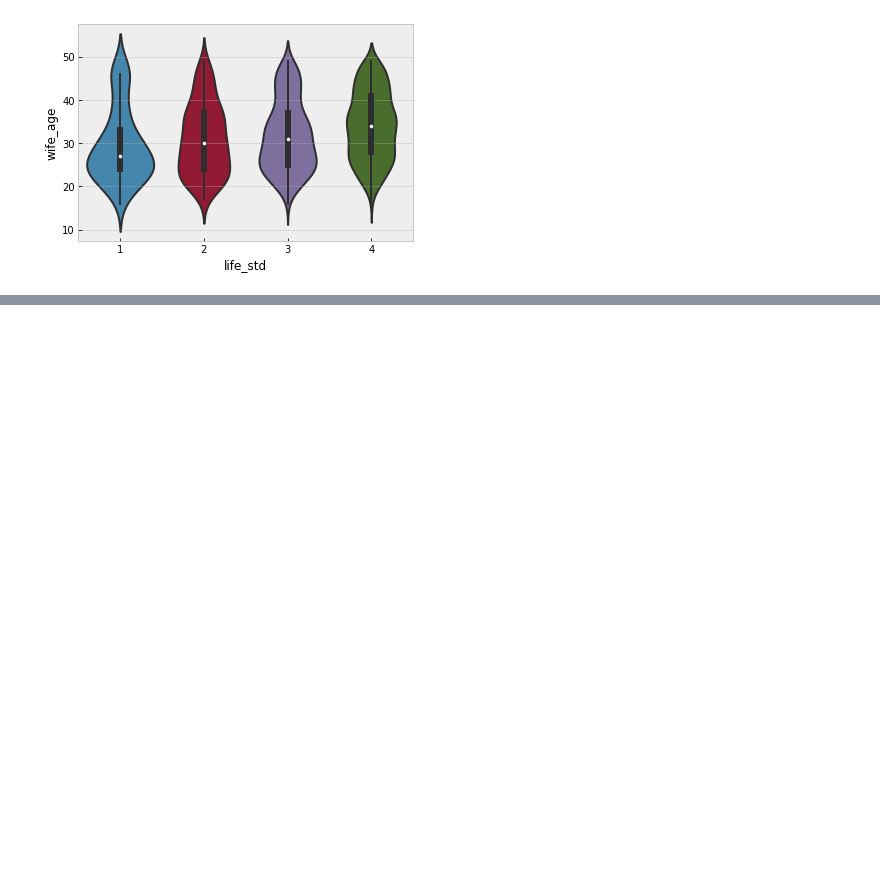
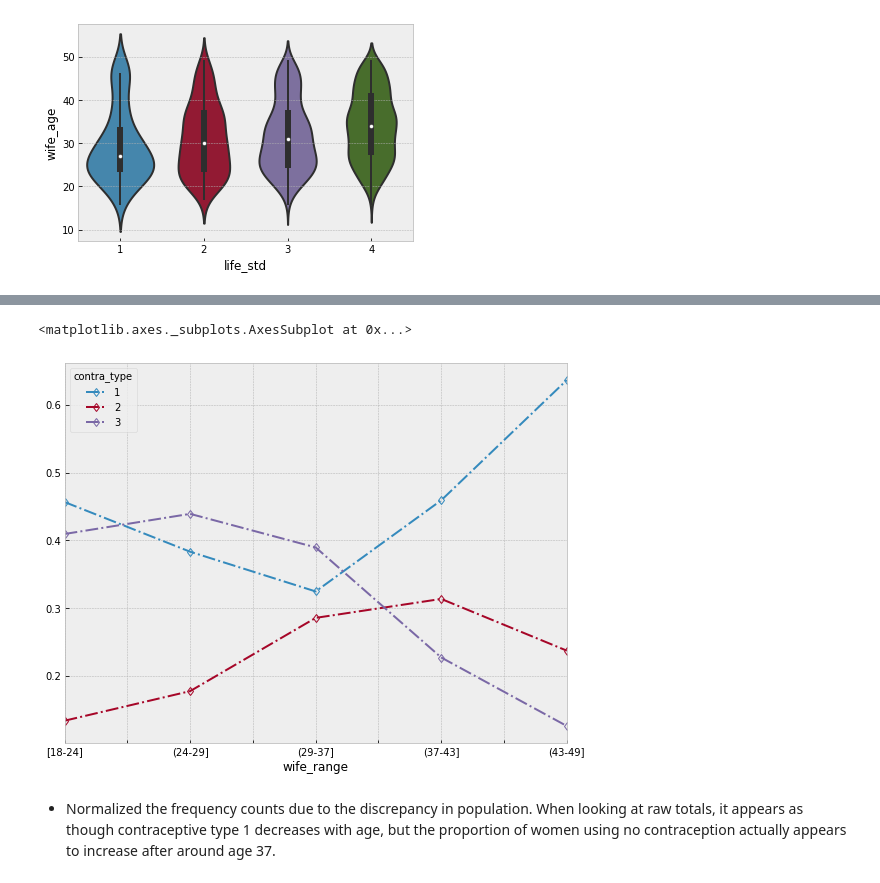
Before and after one commit to MichaelNormandyGavin/contraceptive, a Jupyter notebook: Contraceptive Study Classification.ipynb, the cells around one changed output, grey strips where cells are left out. Drawn from its saved outputs; the diff is of its cells as text; code cells hidden in the pictures; blank space fills up the shorter version.

```diff
--- a/Contraceptive Study Classification.ipynb
+++ b/Contraceptive Study Classification.ipynb
@@ -157,0 +219,8 @@ sb.violinplot(x='life_std',y='wife_age',data=df)
+# %%
+df_4 = pd.crosstab(df['wife_range'],df['contra_type'],normalize='index')
+df_4.plot(marker='d',markerfacecolor='none',linestyle='-.',figsize=(9,7))
+# %% [output]
+<matplotlib.axes._subplots.AxesSubplot at 0x...>
+[figure, added]
+# %% [markdown]
+- Normalized the frequency counts due to the discrepancy in population. When looking at raw totals, it appears as though contraceptive type 1 decreases with age, but the proportion of women using no contraception actually appears to increase after around age 37.
```
Also changed, not shown: parts of 18 cells of this notebook.
